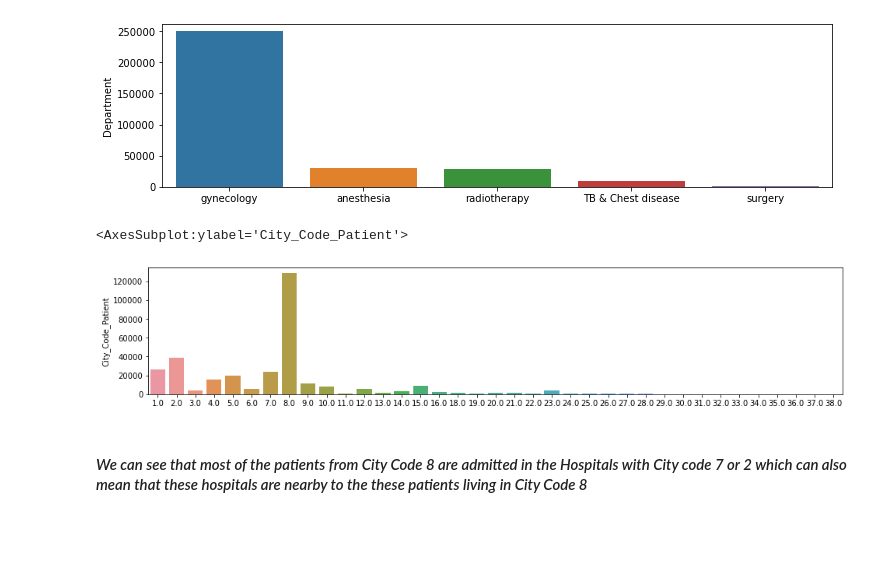
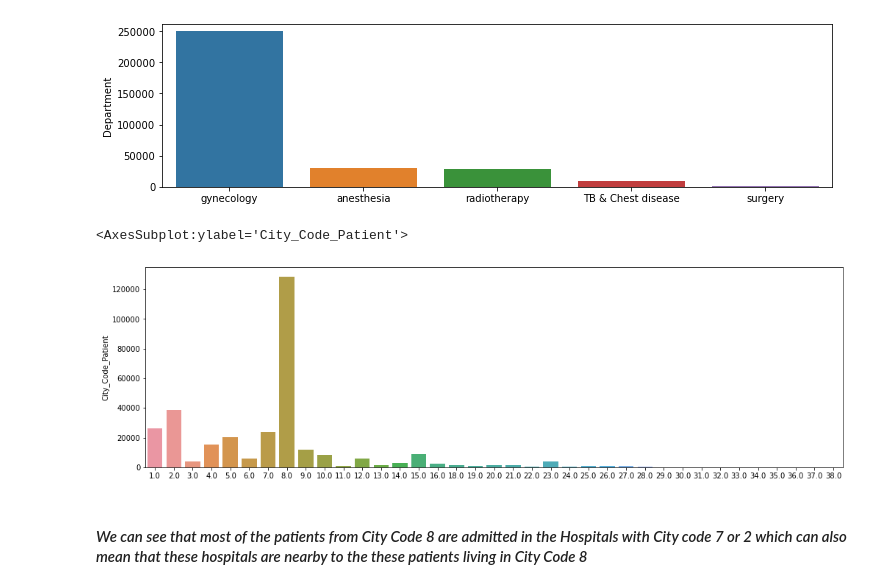
Before and after one commit to Sayan2777/HealthCare-Capstone-Project, a Jupyter notebook: Healthcare Project.ipynb, the cells around one changed output. Saved outputs shown, nothing was run; the diff lists cells and outputs as text; code cells hidden in the pictures; blank space fills up the shorter version.

```diff
--- a/Healthcare Project.ipynb
+++ b/Healthcare Project.ipynb
@@ -162,11 +163,11 @@ sns.barplot(x = df_train['Department'].value_counts().index, y = df_train['Depar
 # %%
 # City code for patient
 
-plt.figure(figsize = (16,3))
+plt.figure(figsize = (17,5))
 sns.barplot(x = df_train['City_Code_Patient'].value_counts().index, y = df_train['City_Code_Patient'].value_counts())
 # %% [output]
 <AxesSubplot:ylabel='City_Code_Patient'>
-[figure, old version]
+[figure, new version]
 # %% [markdown]
 #### _We can see that most of the patients from City Code 8 are admitted in the Hospitals with City code 7 or 2 which can also mean that these hospitals are nearby to the these patients living in City Code 8_
 # %%
```
Also changed, not shown: parts of 47 cells of this notebook.
